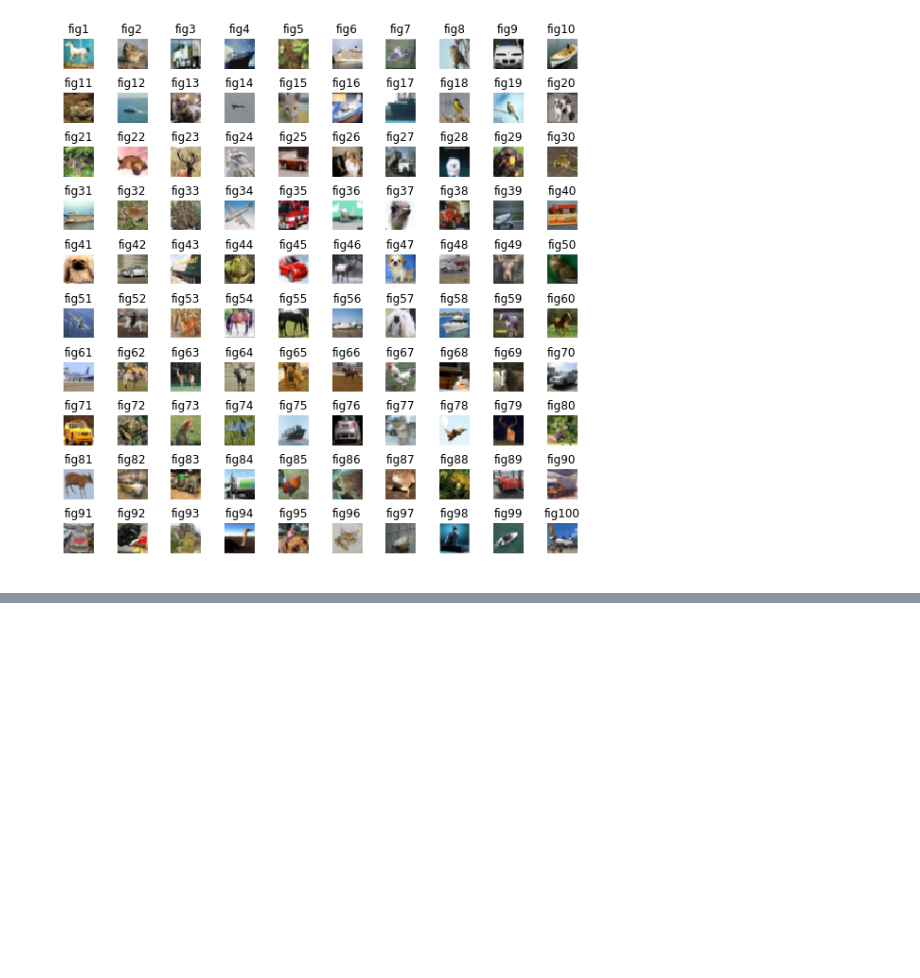
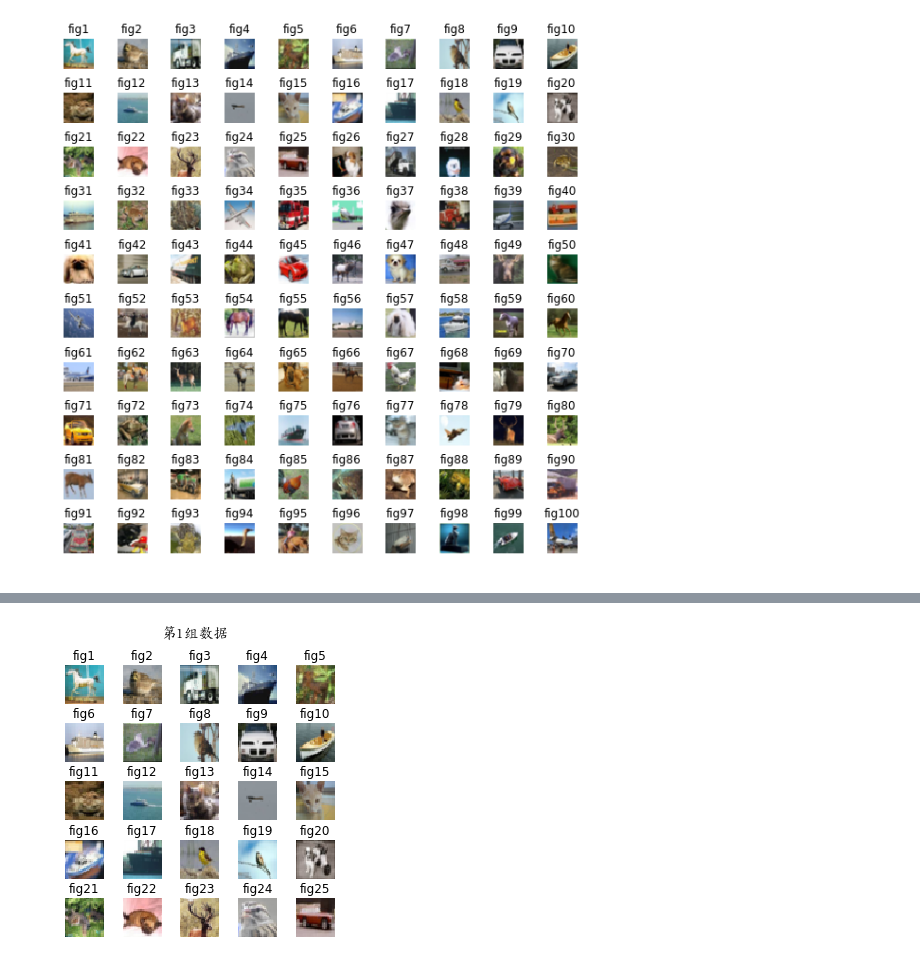
Before and after one commit to xindaqi/python, a Jupyter notebook: JupyterTest/CIFAR10-TFRecord.ipynb, the cells around one changed output, grey strips where cells are left out. Cells and saved outputs as stored; diff of their text form; code cells hidden in the pictures; blank space fills up the shorter version.

Commit message:
add batch usage and show results.

```diff
--- a/JupyterTest/CIFAR10-TFRecord.ipynb
+++ b/JupyterTest/CIFAR10-TFRecord.ipynb
@@ -219,0 +222,94 @@ images iterator: Tensor("IteratorGetNext:0", shape=(), dtype=string)
+# %%
+import tensorflow as tf
+tf.reset_default_graph()
+import matplotlib.pyplot as plt
+from matplotlib.font_manager import FontProperties
+
+font = FontProperties(fname="/usr/share/fonts/truetype/arphic/ukai.ttc")
+
+'''batch size'''
+BATCH_SIZE = 25
+'''Parse TFRecord data function.'''
+def parse(record):
+    features = tf.parse_single_example(
+        record,
+        features={"image_raw":tf.FixedLenFeature([], tf.string),
+                  "image_num":tf.FixedLenFeature([], tf.int64),
+                  "height":tf.FixedLenFeature([], tf.int64),
+                  "width":tf.FixedLenFeature([], tf.int64),
+                 }
+    )
+    image_raw = features["image_raw"]
+    image_num = features["image_num"]
+    height = features["height"]
+    width = features["width"]
+#     return features["image_raw"],features["image_num"], features["height"],features["width"]
+#     return image, image_num, height, width
+    return image_raw
+
+'''TFRecord path.'''
+input_files = ["./outputs/cifar10.tfrecords"]
+dataset = tf.data.TFRecordDataset(input_files)
+'''Data Map.'''
+dataset = dataset.map(parse)
+# dataset = dataset.map(lambda image: image_raw)
+'''batch data'''
+dataset = dataset.batch(BATCH_SIZE)
+'''set epoch numbers.'''
+# EPOCH_NUM = 3
+# dataset = dataset.repeat(EPOCH_NUM)
+'''Iterator initializer.'''
+# iterator = dataset.make_one_shot_iterator()
+iterator = dataset.make_initializable_iterator()
+# images, num, height, width = iterator.get_next()
+images = iterator.get_next()
+'''images iterator: Tensor("IteratorGetNext:0", shape=(), dtype=string)'''
+print("images iterator: {}".format(images))
+# images = iterator.get_next()
+def show_image(image,i):
+#     plt.subplot(20,20,i+1).
+    plt.imshow(image)
+    plt.title("fig{}".format(i))
+
+def iterator_infinite(sess, images):
+    '''Unknown number of images we can use this method which read data cannot stop until itearte finished queue.'''
+    image_num = 0
+    while True:
+        try:
+            image = tf.decode_raw(images, tf.uint8)
+            image_shape = sess.run(image)
+            image_num += 1
+            print("The {}th image, image column vector: {}".format(image_num, image_shape.shape))
+        except tf.errors.OutOfRangeError:
+            print("Total iamge number: {}".format(image_num))
+            break
+def iterator_loop(sess, images, nums):
+    '''Iterate the data in loop
+    total images are 100, batch size 25,
+    split the data into 4 part.
+    '''
+    image_batch = []
+    for i in range(nums):
+        image = tf.decode_raw(images, tf.uint8)
+        image_batch.append(image)
+
+    return image_batch
+
+
+with tf.Session() as sess:
+    sess.run(iterator.initializer)
+    image_batch = iterator_loop(sess, images, 4)
+    for order, image in enumerate(image_batch):
+        image = sess.run(image)
+        print("image column vector: {}".format(image.shape))
+        plt.figure(figsize=(5, 5))
+        plt.suptitle("第{}组数据".format(order+1), fontproperties=font, x=0.5, y=0.99, fontsize=15)
+        for i in range(25):
+            reshape_image = tf.reshape(image[i], [28, 28, 3])
+            plt.subplot(5, 5, i+1).set_title("fig{}".format(i+1))
+            plt.subplots_adjust(hspace=0.5)
+            plt.axis("off")
+
+            plt.imshow(reshape_image.eval())
+        plt.show()
+# %% [output]
@@ -219,0 +318 @@ images iterator: Tensor("IteratorGetNext:0", shape=(), dtype=string)
+[figure, added]
```
Also changed, not shown: parts of 2 cells of this notebook.
